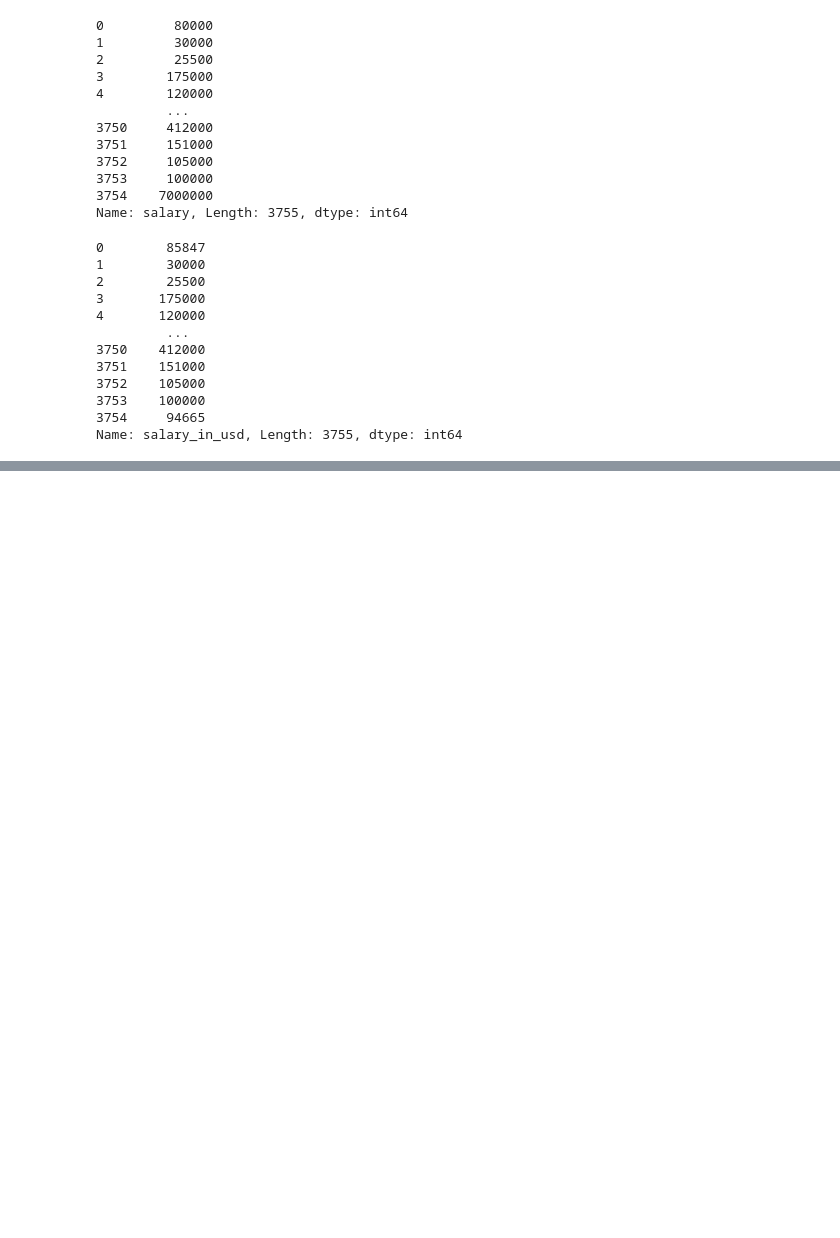
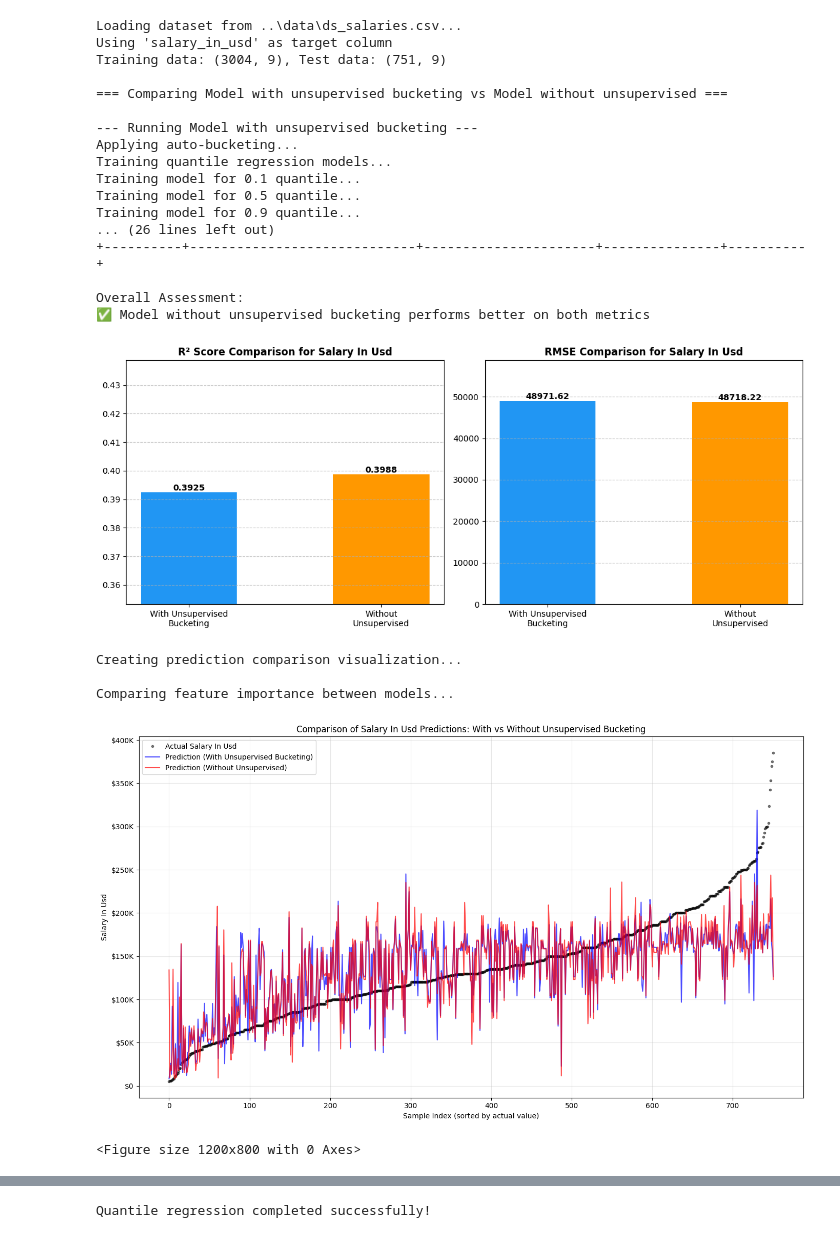
Before and after one commit to gabrieleguetta/TDS-project, a Jupyter notebook: final_project/final_project.ipynb, the cells around one changed output, grey strips where cells are left out. Drawn from its saved outputs; the diff is of its cells as text; code cells hidden in the pictures; blank space fills up the shorter version.

Commit message:
added comparison, and feature importance

```diff
--- a/final_project/final_project.ipynb
+++ b/final_project/final_project.ipynb
@@ -305,33 +168,0 @@ Quantile regression completed successfully!
-# %%
-path = "data\\ds_salaries.csv"
-df = pd.read_csv(path)
-# %%
-df['salary']
-# %% [output]
-0         80000
-1         30000
-2         25500
-3        175000
-4        120000
-         ...
-3750     412000
-3751     151000
-3752     105000
-3753     100000
-3754    7000000
-Name: salary, Length: 3755, dtype: int64
-# %%
-df.salary_in_usd
-# %% [output]
-0        85847
-1        30000
-2        25500
-3       175000
-4       120000
-         ...
-3750    412000
-3751    151000
-3752    105000
-3753    100000
-3754     94665
-Name: salary_in_usd, Length: 3755, dtype: int64
@@ -337,0 +627,37 @@ Name: salary_in_usd, Length: 3755, dtype: int64
+# %%
+
+# Example usage with the same parameters as the original code
+path = "..\data\\ds_salaries.csv"
+target_col = 'salary_in_usd'
+drop_cols = ['salary']  # Columns to drop
+
+results = train_quantile_regression(
+    path=path,
+    target_col=target_col,
+    drop_cols=drop_cols,
+    compare_models=True  # Compare models with and without unsupervised bucketing
+)
+# %% [output]
+Loading dataset from ..\data\ds_salaries.csv...
+Using 'salary_in_usd' as target column
+Training data: (3004, 9), Test data: (751, 9)
+
+=== Comparing Model with unsupervised bucketing vs Model without unsupervised ===
+
+--- Running Model with unsupervised bucketing ---
+Applying auto-bucketing...
+Training quantile regression models...
+Training model for 0.1 quantile...
+Training model for 0.5 quantile...
+Training model for 0.9 quantile...
+... (26 lines left out)
++----------+-----------------------------+----------------------+---------------+----------+
+
+Overall Assessment:
+✅ Model without unsupervised bucketing performs better on both metrics
+[figure, added]
+Creating prediction comparison visualization...
+
+Comparing feature importance between models...
+[figure, added]
+<Figure size 1200x800 with 0 Axes>
@@ -337,0 +665 @@ Name: salary_in_usd, Length: 3755, dtype: int64
+Quantile regression completed successfully!
```
Also changed, not shown: parts of 7 cells of this notebook, 5 other files.
